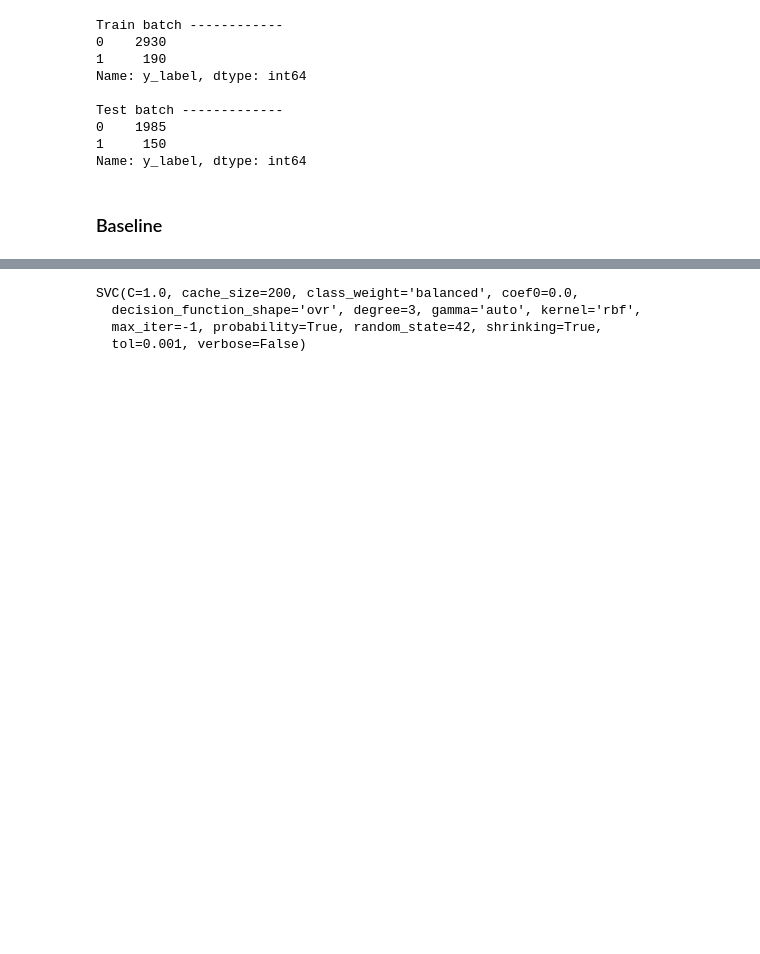
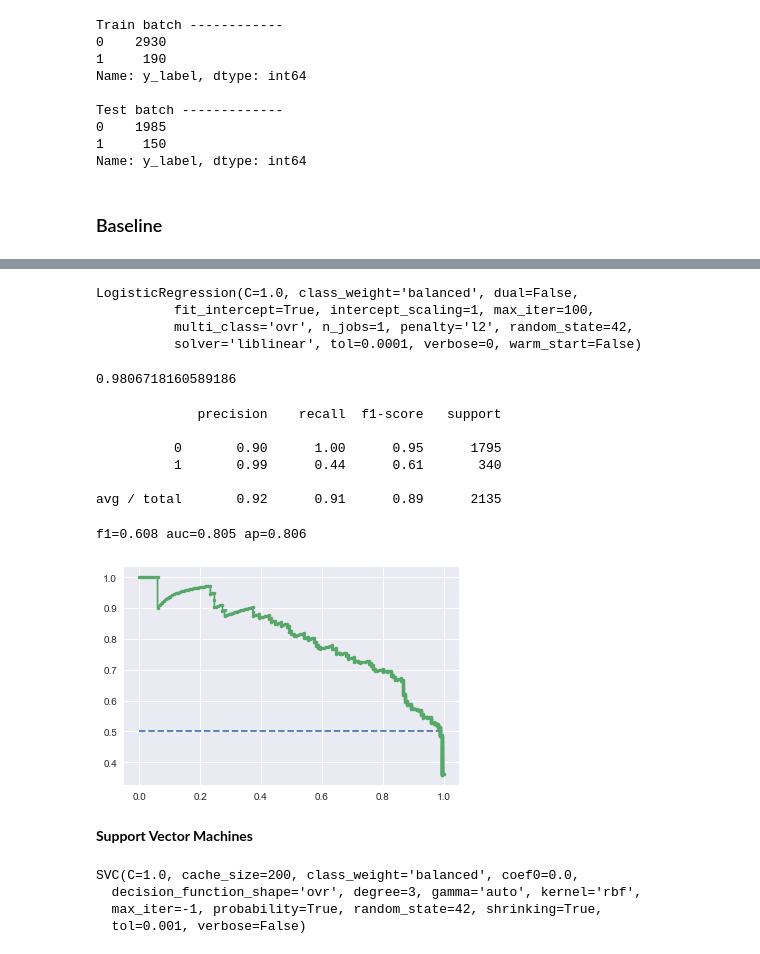
Before and after one commit to norbertstrzelecki/tour_de_pologne_top10, a Jupyter notebook: tdp_3_3_data_modeling.ipynb, the cells around one changed output, grey strips where cells are left out. Drawn from its saved outputs; the diff is of its cells as text; code cells hidden in the pictures; blank space fills up the shorter version.

```diff
--- a/tdp_3_3_data_modeling.ipynb
+++ b/tdp_3_3_data_modeling.ipynb
@@ -269,3 +342,37 @@ X_test_cut = X_test.iloc[:,2:]
+# %%
+lr = LogisticRegression(class_weight='balanced', random_state=42, solver='liblinear')
+scores = cross_val_score(X=X_train_cut,
+                         y=y_train,
+                         estimator=lr,
+                         cv=StratifiedKFold(10, shuffle=True),
+                         scoring='roc_auc',
+                         n_jobs=-1)
+lr.fit(X_train_cut, y_train)
+# %% [output]
+LogisticRegression(C=1.0, class_weight='balanced', dual=False,
+          fit_intercept=True, intercept_scaling=1, max_iter=100,
+          multi_class='ovr', n_jobs=1, penalty='l2', random_state=42,
+          solver='liblinear', tol=0.0001, verbose=0, warm_start=False)
+# %%
+scores.mean()
+# %% [output]
+0.9806718160589186
+# %%
+print(classification_report(lr.predict(X_test_cut), y_test))
+# %% [output]
+             precision    recall  f1-score   support
+
+          0       0.90      1.00      0.95      1795
+          1       0.99      0.44      0.61       340
+
+avg / total       0.92      0.91      0.89      2135
+# %%
+roc_plot(lr, X_test_cut)
+# %% [output]
+f1=0.608 auc=0.805 ap=0.806
+[figure, added]
+# %% [markdown]
+**Support Vector Machines**
 # %%
 svc = SVC(class_weight='balanced', probability=True, random_state=42, gamma='auto')
 scores = cross_val_score(X=X_train_cut,
```
Also changed, not shown: parts of 59 cells of this notebook.
